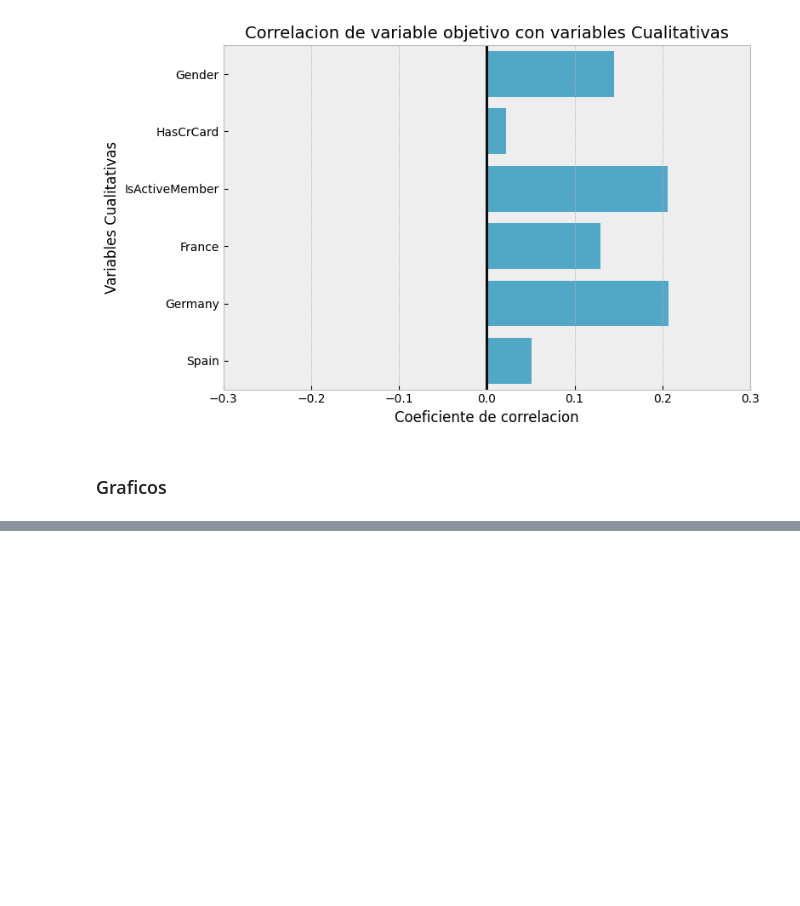
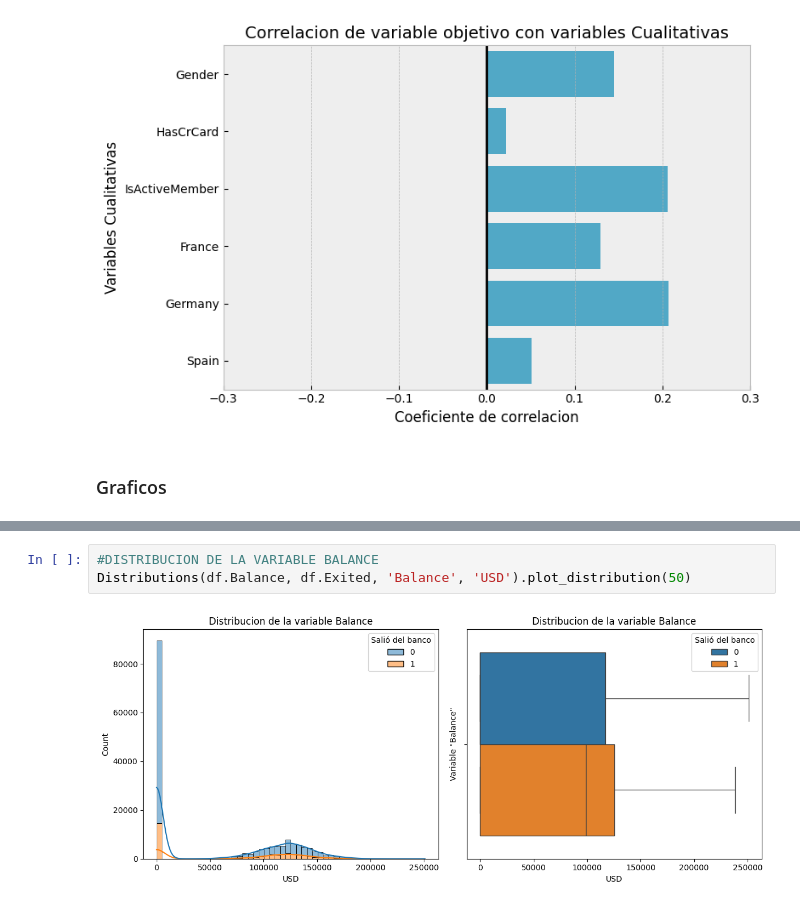
Before and after one commit to arielRas/KaggleCompetition-Coder52295, a Jupyter notebook: Eda.ipynb, the cells around one changed output, grey strips where cells are left out. Drawn from its saved outputs; the diff is of its cells as text; blank space fills up the shorter version.

```diff
--- a/Eda.ipynb
+++ b/Eda.ipynb
@@ -55,2 +55,7 @@ Distributions(df.Age, df.Exited, 40, 'Age', 'Edad').plot_distribution()
 # %% [output]
 [figure]
+# %%
+#DISTRIBUCION DE LA VARIABLE BALANCE
+Distributions(df.Balance, df.Exited, 'Balance', 'USD').plot_distribution(50)
+# %% [output]
+[figure, added]
```
Also changed, not shown: parts of 6 cells of this notebook, 1 other file.
